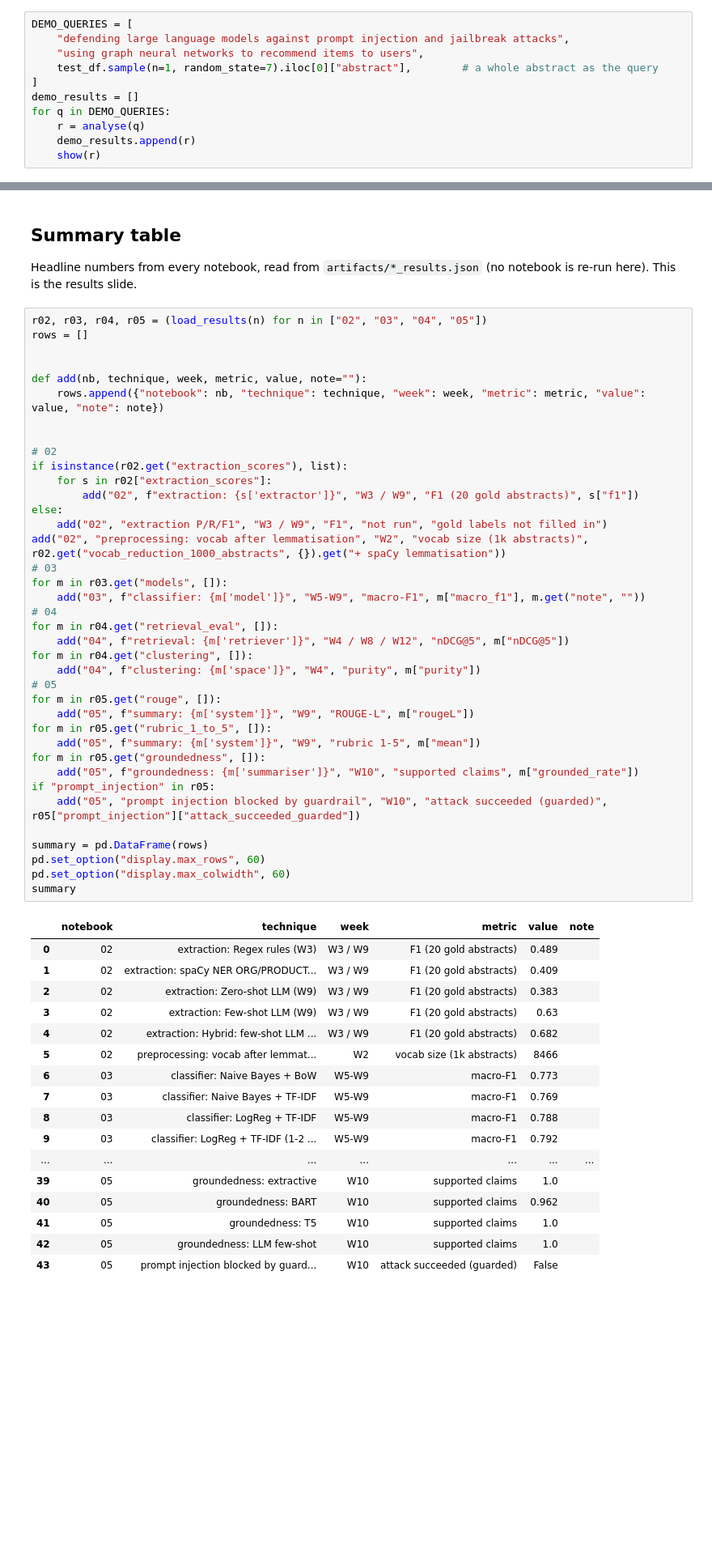
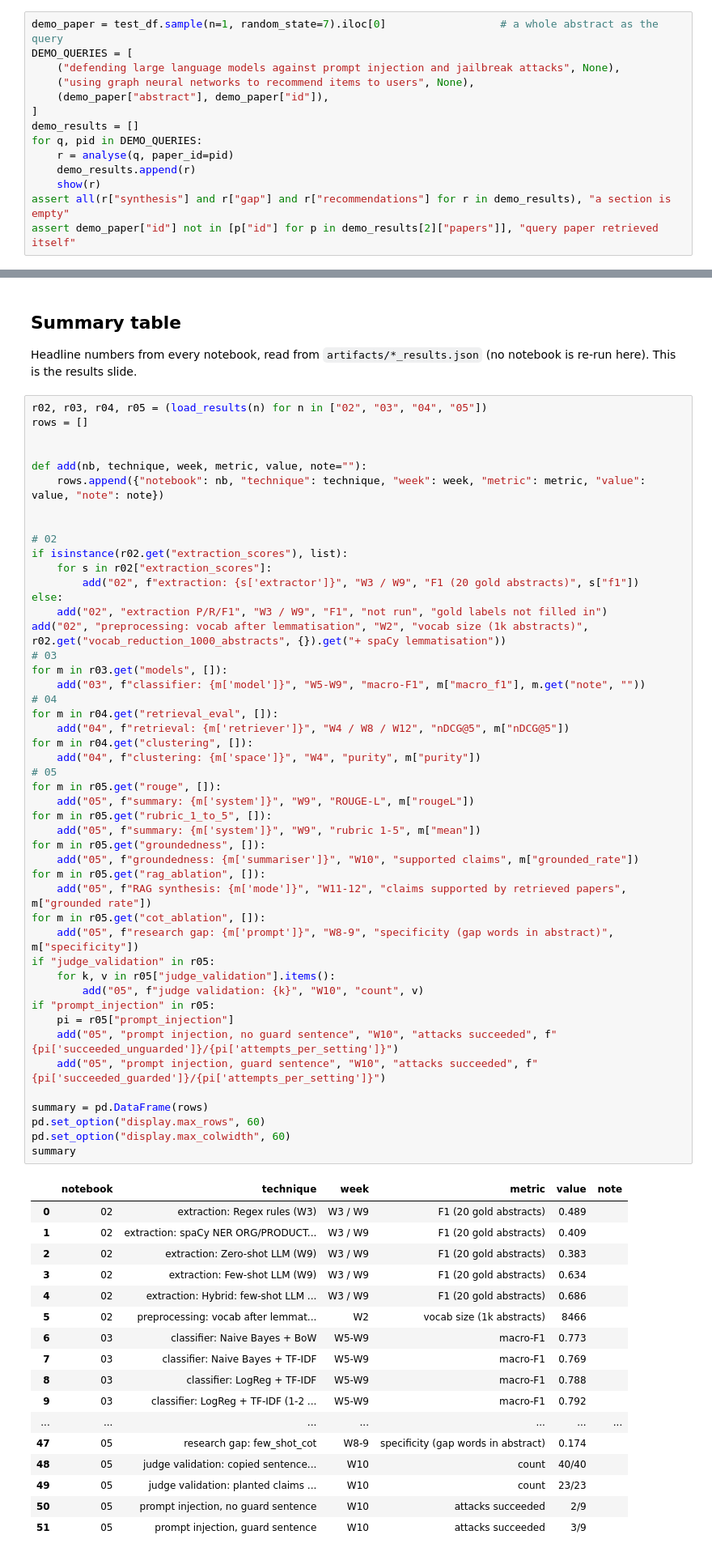
Before and after one commit to teepakorn326/assignmemt3-8460, a Jupyter notebook: codes/06_end_to_end_demo.ipynb, the cells around one changed output, grey strips where cells are left out. Shown at 81% size. Drawn from its saved outputs; the diff is of its cells as text; blank space fills up the shorter version.

```diff
--- a/codes/06_end_to_end_demo.ipynb
+++ b/codes/06_end_to_end_demo.ipynb
@@ -152,16 +133,19 @@ def show(r):
 
 Three queries of different kinds: a method question, an application question, and a full abstract pasted in as the query (the "analyse this paper" use).
 # %%
+demo_paper = test_df.sample(n=1, random_state=7).iloc[0]                  # a whole abstract as the query
 DEMO_QUERIES = [
-    "defending large language models against prompt injection and jailbreak attacks",
-    "using graph neural networks to recommend items to users",
-    test_df.sample(n=1, random_state=7).iloc[0]["abstract"],        # a whole abstract as the query
+    ("defending large language models against prompt injection and jailbreak attacks", None),
+    ("using graph neural networks to recommend items to users", None),
+    (demo_paper["abstract"], demo_paper["id"]),
 ]
 demo_results = []
-for q in DEMO_QUERIES:
-    r = analyse(q)
+for q, pid in DEMO_QUERIES:
+    r = analyse(q, paper_id=pid)
     demo_results.append(r)
     show(r)
+assert all(r["synthesis"] and r["gap"] and r["recommendations"] for r in demo_results), "a section is empty"
+assert demo_paper["id"] not in [p["id"] for p in demo_results[2]["papers"]], "query paper retrieved itself"
 # %% [output]
 Warning: You are sending unauthenticated requests to the HF Hub. Please set a HF_TOKEN to enable higher rate limits and faster downloads.
 ====================================================================================================
@@ -260,45 +244,54 @@ if isinstance(r02.get("extraction_scores"), list):
         add("02", f"extraction: {s['extractor']}", "W3 / W9", "F1 (20 gold abstracts)", s["f1"])
 else:
     add("02", "extraction P/R/F1", "W3 / W9", "F1", "not run", "gold labels not filled in")
 add("02", "preprocessing: vocab after lemmatisation", "W2", "vocab size (1k abstracts)", r02.get("vocab_reduction_1000_abstracts", {}).get("+ spaCy lemmatisation"))
 # 03
 for m in r03.get("models", []):
     add("03", f"classifier: {m['model']}", "W5-W9", "macro-F1", m["macro_f1"], m.get("note", ""))
 # 04
 for m in r04.get("retrieval_eval", []):
     add("04", f"retrieval: {m['retriever']}", "W4 / W8 / W12", "nDCG@5", m["nDCG@5"])
 for m in r04.get("clustering", []):
     add("04", f"clustering: {m['space']}", "W4", "purity", m["purity"])
 # 05
 for m in r05.get("rouge", []):
     add("05", f"summary: {m['system']}", "W9", "ROUGE-L", m["rougeL"])
 for m in r05.get("rubric_1_to_5", []):
     add("05", f"summary: {m['system']}", "W9", "rubric 1-5", m["mean"])
 for m in r05.get("groundedness", []):
     add("05", f"groundedness: {m['summariser']}", "W10", "supported claims", m["grounded_rate"])
+for m in r05.get("rag_ablation", []):
+    add("05", f"RAG synthesis: {m['mode']}", "W11-12", "claims supported by retrieved papers", m["grounded rate"])
+for m in r05.get("cot_ablation", []):
+    add("05", f"research gap: {m['prompt']}", "W8-9", "specificity (gap words in abstract)", m["specificity"])
+if "judge_validation" in r05:
+    for k, v in r05["judge_validation"].items():
+        add("05", f"judge validation: {k}", "W10", "count", v)
 if "prompt_injection" in r05:
-    add("05", "prompt injection blocked by guardrail", "W10", "attack succeeded (guarded)", r05["prompt_injection"]["attack_succeeded_guarded"])
+    pi = r05["prompt_injection"]
+    add("05", "prompt injection, no guard sentence", "W10", "attacks succeeded", f"{pi['succeeded_unguarded']}/{pi['attempts_per_setting']}")
+    add("05", "prompt injection, guard sentence", "W10", "attacks succeeded", f"{pi['succeeded_guarded']}/{pi['attempts_per_setting']}")
 
 summary = pd.DataFrame(rows)
 pd.set_option("display.max_rows", 60)
 pd.set_option("display.max_colwidth", 60)
 summary
 # %% [output]
 |  | notebook | technique | week | metric | value | note |
 | 0 | 02 | extraction: Regex rules (W3) | W3 / W9 | F1 (20 gold abstracts) | 0.489 |  |
 | 1 | 02 | extraction: spaCy NER ORG/PRODUCT... | W3 / W9 | F1 (20 gold abstracts) | 0.409 |  |
 | 2 | 02 | extraction: Zero-shot LLM (W9) | W3 / W9 | F1 (20 gold abstracts) | 0.383 |  |
-| 3 | 02 | extraction: Few-shot LLM (W9) | W3 / W9 | F1 (20 gold abstracts) | 0.63 |  |
-| 4 | 02 | extraction: Hybrid: few-shot LLM ... | W3 / W9 | F1 (20 gold abstracts) | 0.682 |  |
+| 3 | 02 | extraction: Few-shot LLM (W9) | W3 / W9 | F1 (20 gold abstracts) | 0.634 |  |
+| 4 | 02 | extraction: Hybrid: few-shot LLM ... | W3 / W9 | F1 (20 gold abstracts) | 0.686 |  |
 | 5 | 02 | preprocessing: vocab after lemmat... | W2 | vocab size (1k abstracts) | 8466 |  |
 | 6 | 03 | classifier: Naive Bayes + BoW | W5-W9 | macro-F1 | 0.773 |  |
 | 7 | 03 | classifier: Naive Bayes + TF-IDF | W5-W9 | macro-F1 | 0.769 |  |
 | 8 | 03 | classifier: LogReg + TF-IDF | W5-W9 | macro-F1 | 0.788 |  |
 | 9 | 03 | classifier: LogReg + TF-IDF (1-2 ... | W5-W9 | macro-F1 | 0.792 |  |
 | ... | ... | ... | ... | ... | ... | ... |
-| 39 | 05 | groundedness: extractive | W10 | supported claims | 1.0 |  |
-| 40 | 05 | groundedness: BART | W10 | supported claims | 0.962 |  |
-| 41 | 05 | groundedness: T5 | W10 | supported claims | 1.0 |  |
-| 42 | 05 | groundedness: LLM few-shot | W10 | supported claims | 1.0 |  |
-| 43 | 05 | prompt injection blocked by guard... | W10 | attack succeeded (guarded) | False |  |
+| 47 | 05 | research gap: few_shot_cot | W8-9 | specificity (gap words in abstract) | 0.174 |  |
+| 48 | 05 | judge validation: copied sentence... | W10 | count | 40/40 |  |
+| 49 | 05 | judge validation: planted claims ... | W10 | count | 23/23 |  |
+| 50 | 05 | prompt injection, no guard sentence | W10 | attacks succeeded | 2/9 |  |
+| 51 | 05 | prompt injection, guard sentence | W10 | attacks succeeded | 3/9 |  |
 # %%
```
Also changed, not shown: parts of 12 cells of this notebook, 11 other files.
